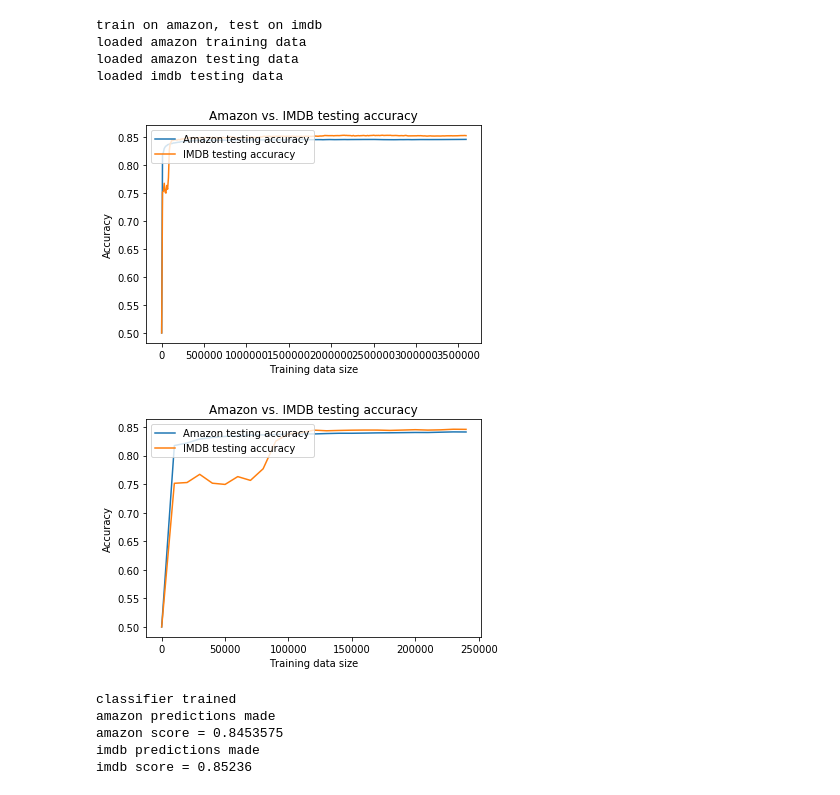
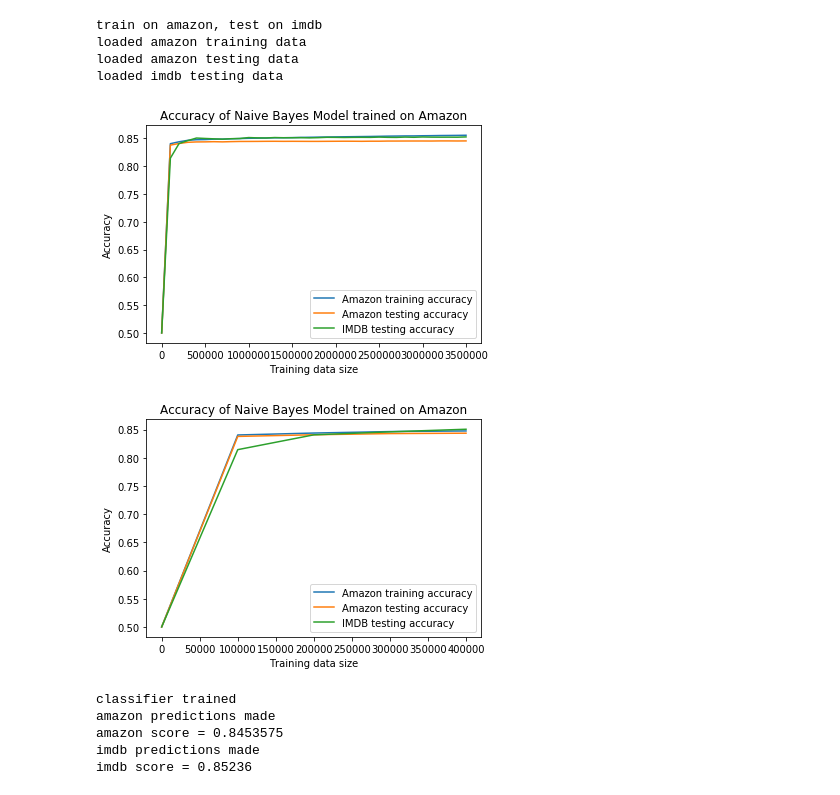
Before and after one commit to ninatchang/CIS519-final-project, a Jupyter notebook: naive_bayes.ipynb, the cells around one changed output. Cells and saved outputs as stored; diff of their text form; code cells hidden in the pictures.

```diff
--- a/naive_bayes.ipynb
+++ b/naive_bayes.ipynb
@@ -151,20 +155,31 @@ loaded amazon training data
 loaded amazon testing data
 loaded imdb testing data
 # %%
-x, amazon_testing_score, imdb_testing_score = run_naive_bayes(amazon_training_x, amazon_training_y, amazon_testing_x, amazon_testing_y, imdb_testing_x, imdb_testing_y)
+x, training_score, amazon_testing_score, imdb_testing_score = run_naive_bayes(amazon_training_x, amazon_training_y, amazon_testing_x, amazon_testing_y, imdb_testing_x, imdb_testing_y)
-# %% [output]
-[figure, removed]
 # %%
-plt.plot(x[:25], amazon_testing_score[:25])
-plt.plot(x[:25], imdb_testing_score[:25])
+plt.plot(x, training_score)
+plt.plot(x, amazon_testing_score)
+plt.plot(x, imdb_testing_score)
 
-plt.legend(['Amazon testing accuracy', 'IMDB testing accuracy'], loc='upper left')
-plt.title('Amazon vs. IMDB testing accuracy')
+plt.legend(['Amazon training accuracy', 'Amazon testing accuracy', 'IMDB testing accuracy'], loc='lower right')
+plt.title('Accuracy of Naive Bayes Model trained on Amazon')
 plt.ylabel('Accuracy')
 plt.xlabel('Training data size')
 plt.show()
 # %% [output]
-[figure, old version]
+[figure, new version]
+# %%
+plt.plot(x[:5], training_score[:5])
+plt.plot(x[:5], amazon_testing_score[:5])
+plt.plot(x[:5], imdb_testing_score[:5])
+
+plt.legend(['Amazon training accuracy', 'Amazon testing accuracy', 'IMDB testing accuracy'], loc='lower right')
+plt.title('Accuracy of Naive Bayes Model trained on Amazon')
+plt.ylabel('Accuracy')
+plt.xlabel('Training data size')
+plt.show()
+# %% [output]
+[figure, added]
 # %%
 nb1 = naive_bayes(amazon_training_x, amazon_training_y)
 print("classifier trained")
```
Also changed, not shown: parts of 6 cells of this notebook.
